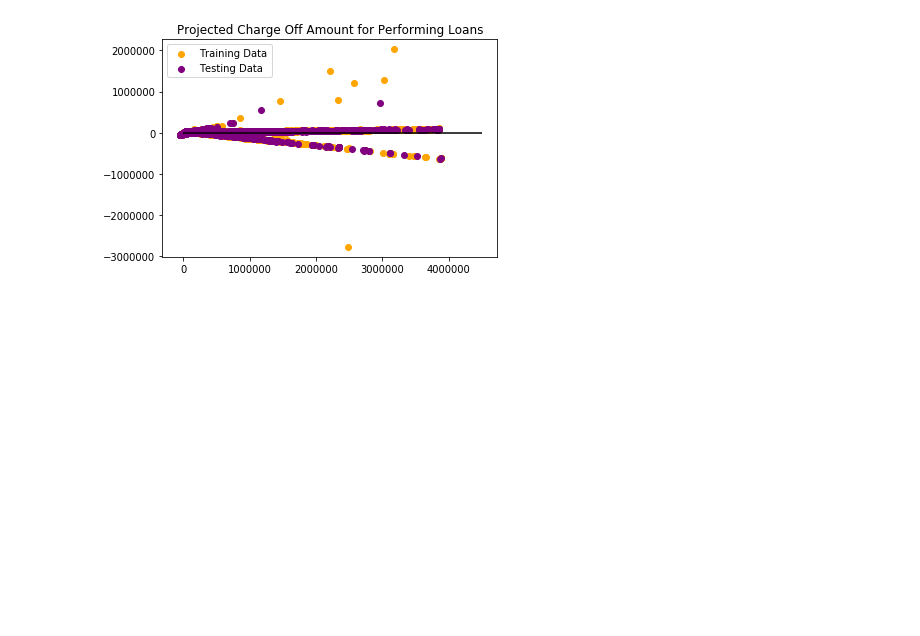
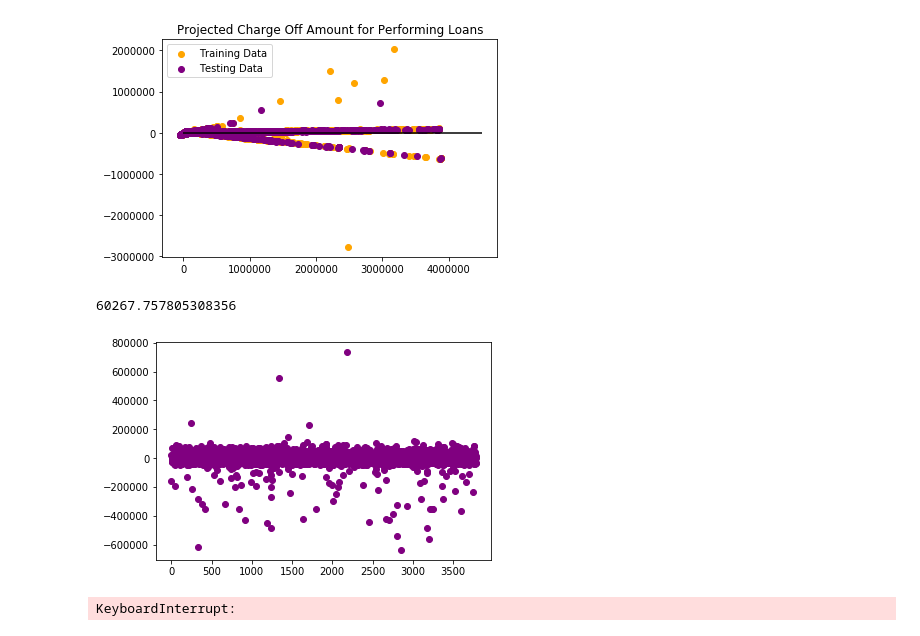
Before and after one commit to FJGalliano/MachineLearning_SBA, a Jupyter notebook: FLA_Pandas_Dummies-Copy1.ipynb, the cells around one changed output. Cells and saved outputs as stored; diff of their text form; code cells hidden in the pictures; blank space fills up the shorter version.

```diff
--- a/FLA_Pandas_Dummies-Copy1.ipynb
+++ b/FLA_Pandas_Dummies-Copy1.ipynb
@@ -77,3 +77,7 @@ plt.title("Projected Charge Off Amount for Performing Loans")
 plt.show()
 # %% [output]
 [figure]
+# %%
+sum(model.predict(X_test) - y_test)
+# %% [output]
+60267.757805308356
@@ -80 +86,19 @@ plt.show()
+# %%
+plt.scatter(range(0, len(y_test)), model.predict(X_test) - y_test, c="purple", label="Testing Data")
+plt.show()
+# %% [output]
+[figure, added]
+# %%
+# plt.line(range(0, len(y_test)), predict1, c="purple", label="Testing Data")
+# plt.show()
+
+fig, ax = plt.subplots()
+
+for key, grp in fla.groupby(['GrossApproval']):
+    ax = grp.plot(ax=ax, kind='line', x='GrossApproval', y='SBAGuarantee', c=key, label=key)
+
+plt.legend(loc='best')
+plt.show()
+# %% [output]
+KeyboardInterrupt:
 # %%
```
Also changed, not shown: parts of 4 cells of this notebook, 2 other files.
